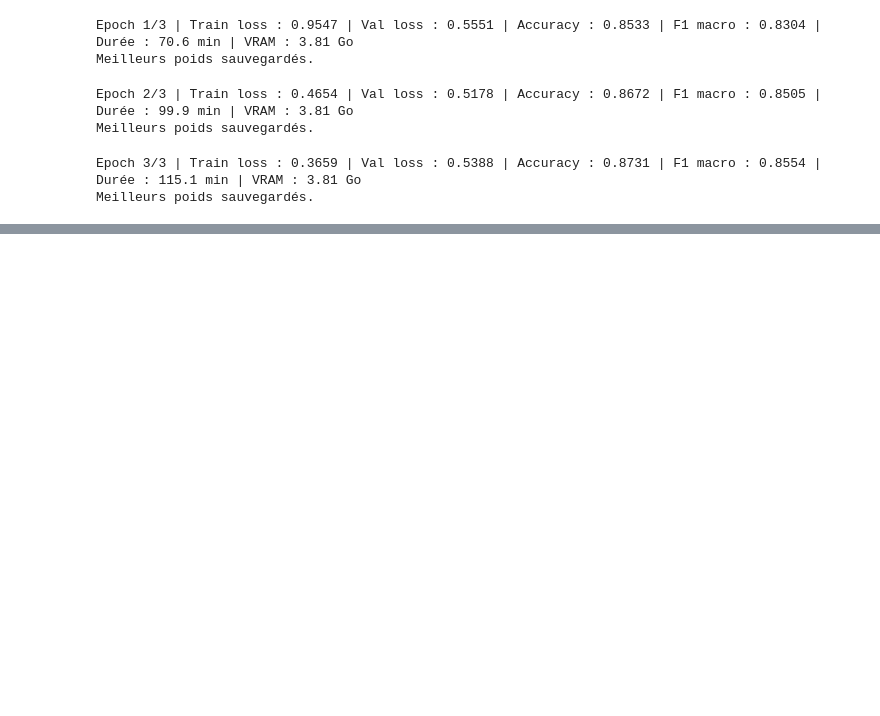
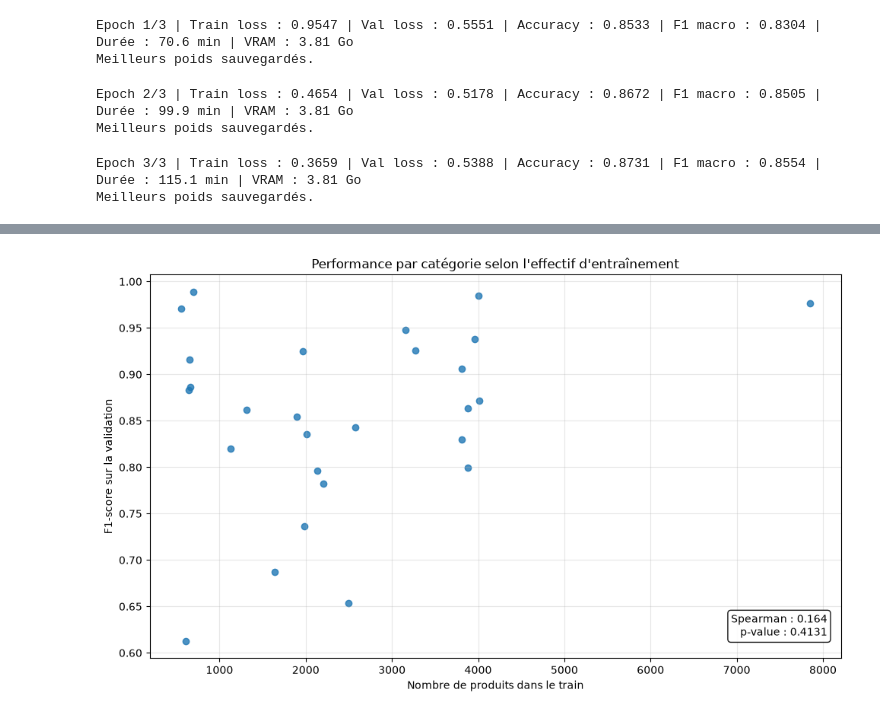
Before and after one commit to DataScientest-Studio/sep25_alt2_iia_rakuten_2, a Jupyter notebook: Modelisation/Modelisation_TL_txt.ipynb, the cells around one changed output, grey strips where cells are left out. Drawn from its saved outputs; the diff is of its cells as text; code cells hidden in the pictures; blank space fills up the shorter version.

```diff
--- a/Modelisation/Modelisation_TL_txt.ipynb
+++ b/Modelisation/Modelisation_TL_txt.ipynb
@@ -105,7 +116,7 @@ On va regarder la distribution des longueurs sur le train uniquement. Cela nous
 nb_tokens_speciaux = tokenizer.num_special_tokens_to_add()
 
 longueurs_train = np.array([
-    len(tokenizer.tokenize(texte)) + nb_tokens_speciaux
+    len(tokenizer.tokenize(texte, verbose=False)) + nb_tokens_speciaux
     for texte in X_train_text
 ])
 
@@ -570,0 +511,97 @@ Nombre de produits concernés : 57
+# %%
+
+from sklearn.metrics import classification_report
+from scipy.stats import spearmanr
+import matplotlib.pyplot as plt
+
+# Répartition des catégories dans le train
+# ------------------------------------------------------------
+effectifs_train = (
+    train_df["prdtypecode"]
+    .value_counts()
+    .rename("nombre_train")
+)
+
+# Métriques par catégorie sur la validation
+# ------------------------------------------------------------
+predictions_val = logits_val.argmax(dim=1).numpy()
+vraies_classes = labels_val.numpy()
+
+rapport = classification_report(
+    vraies_classes,
+    predictions_val,
+    labels=list(range(len(classes))),
+    target_names=[str(code) for code in classes],
+    output_dict=True,
+    zero_division=0
+)
+
+resultats_classes = pd.DataFrame(rapport).T.loc[
+    [str(code) for code in classes]
+]
+
+# Association des métriques aux effectifs du train
+# ------------------------------------------------------------
+effectifs_train.index = effectifs_train.index.astype(str)
+
+analyse_classes = (
+    resultats_classes
+    .join(effectifs_train)
+    .rename(columns={
+        "precision": "precision_val",
+        "recall": "rappel_val",
+        "f1-score": "f1_val",
+        "support": "nombre_val"
+    })
+    [["nombre_train", "nombre_val", "precision_val", "rappel_val", "f1_val"]]
+    .sort_values("nombre_train")
+)
+
+# Corrélation de Spearman
+# ------------------------------------------------------------
+correlation, p_value = spearmanr(
+    analyse_classes["nombre_train"],
+    analyse_classes["f1_val"]
+)
+
+# Affichage des résultats
+# ------------------------------------------------------------
+print("=== Déséquilibre des catégories ===")
+print(f"Plus petite classe : {effectifs_train.min():,} produits")
+print(f"Plus grande classe : {effectifs_train.max():,} produits")
+print(f"Rapport max/min : {effectifs_train.max() / effectifs_train.min():.1f}")
+
+print("\n=== Performances par catégorie ===")
+display(analyse_classes.round(3))
+
+# Visualisation
+# ------------------------------------------------------------
+fig, ax = plt.subplots(figsize=(10, 6))
+
+ax.scatter(
+    analyse_classes["nombre_train"],
+    analyse_classes["f1_val"],
+    alpha=0.8
+)
+
+ax.set(
+    xlabel="Nombre de produits dans le train",
+    ylabel="F1-score sur la validation",
+    title="Performance par catégorie selon l'effectif d'entraînement"
+)
+
+ax.grid(alpha=0.3)
+
+# Affichage de la corrélation sur le graphique
+ax.text(
+    0.98, 0.05,
+    f"Spearman : {correlation:.3f}\np-value : {p_value:.4f}",
+    transform=ax.transAxes,
+    ha="right",
+    va="bottom",
+    bbox=dict(boxstyle="round", facecolor="white", alpha=0.9)
+)
+
+plt.tight_layout()
+plt.show()
+# %% [output]
@@ -570,0 +631 @@ Nombre de produits concernés : 57
+[figure, added]
```
Also changed, not shown: parts of 35 cells of this notebook, 1 other file.
